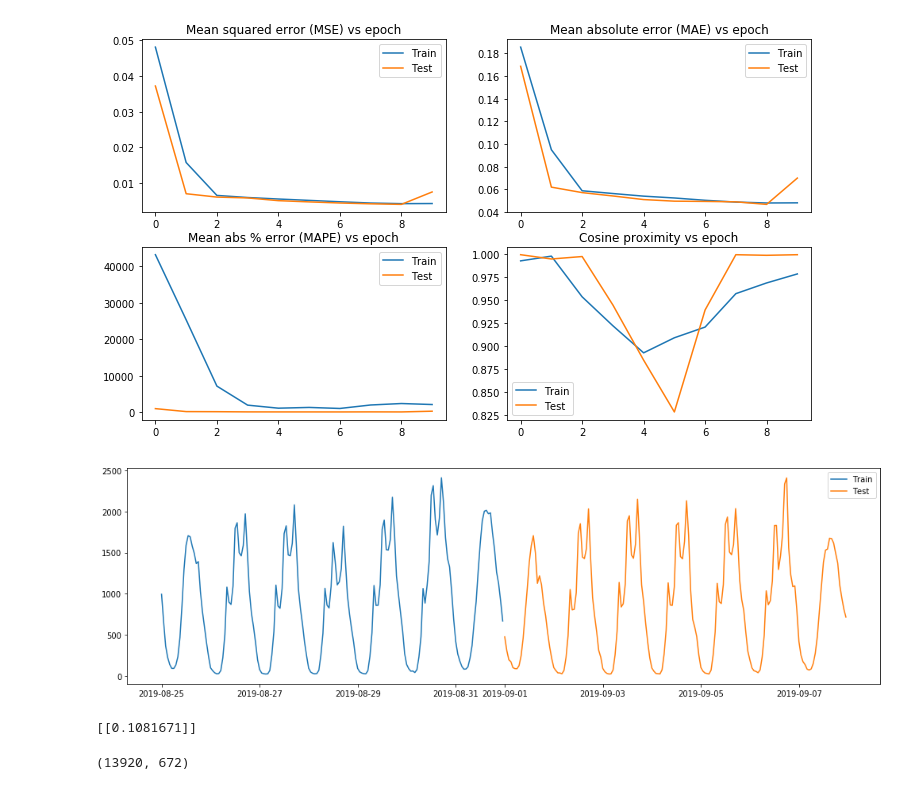
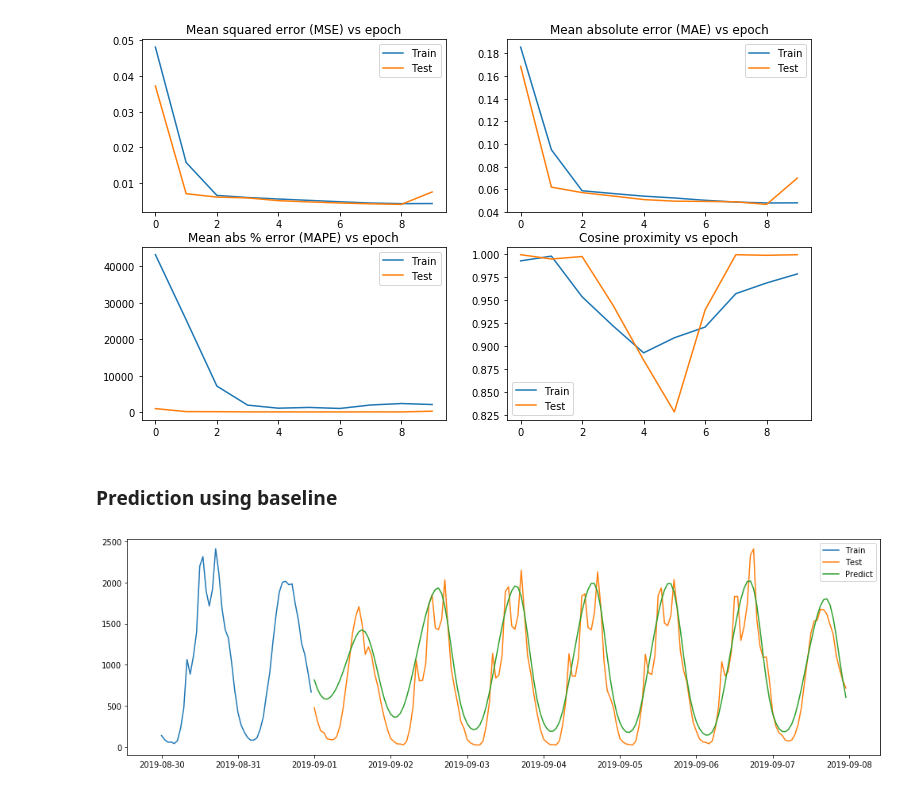
Before and after one commit to khairulomar/Melbourne_pedestrian, a Jupyter notebook: Melbourne_pedestrian.ipynb, the cells around one changed output. Cells and saved outputs as stored; diff of their text form; code cells hidden in the pictures.

```diff
--- a/Melbourne_pedestrian.ipynb
+++ b/Melbourne_pedestrian.ipynb
@@ -1160,0 +1141,2 @@ plt.show()
+# %% [markdown]
+### Prediction using baseline
@@ -1161,18 +1165,22 @@ plt.show()
 # %%
+# Open from pickle
+filename = 'saved_models/pickle_lstm_base_predict1.sav'
+prediction_output = pickle.load(open(filename, 'rb'))
+
+# Scaler for total Group 1
+scaler = MinMaxScaler()
+scaler.fit(np.array(dfn_train[1]).reshape(-1,1))
+
+# Inverse transform and assign to dataframe
+pred = scaler.inverse_transform(np.array(prediction_output).reshape(-1, 1))
+df_pred = pd.DataFrame(pred, index=dfn_test[1][:future_hours].index)
+
 # Plot train, test and predict
 fig, ax = plt.subplots(figsize=(17,5))
-plt.plot(dfn_train[1][-168:], label='Train')
-plt.plot(dfn_test[1][:168], label='Test')
-# insert prediction here when ready
+plt.plot(dfn_train[1][-(24*2):], label='Train')
+plt.plot(dfn_test[1][:future_hours], label='Test')
+plt.plot(df_pred, label='Predict')
 plt.legend()
 plt.show()
 # %% [output]
-[figure, old version]
+[figure, new version]
-# %%
-# Predict n steps
-x_input = df1_test[:n_steps]
-x_input = x_input.reshape((1, n_steps, n_features))
-yhat = model.predict(x_input, verbose=0)
-print(yhat)
-# %% [output]
-[[0.1081671]]
@@ -1195,4 +1186,0 @@ train0, test0 = split_data(df1_train, n_steps)
-# %%
-train0.shape
-# %% [output]
-(13920, 672)
```
Also changed, not shown: parts of 14 cells of this notebook.
